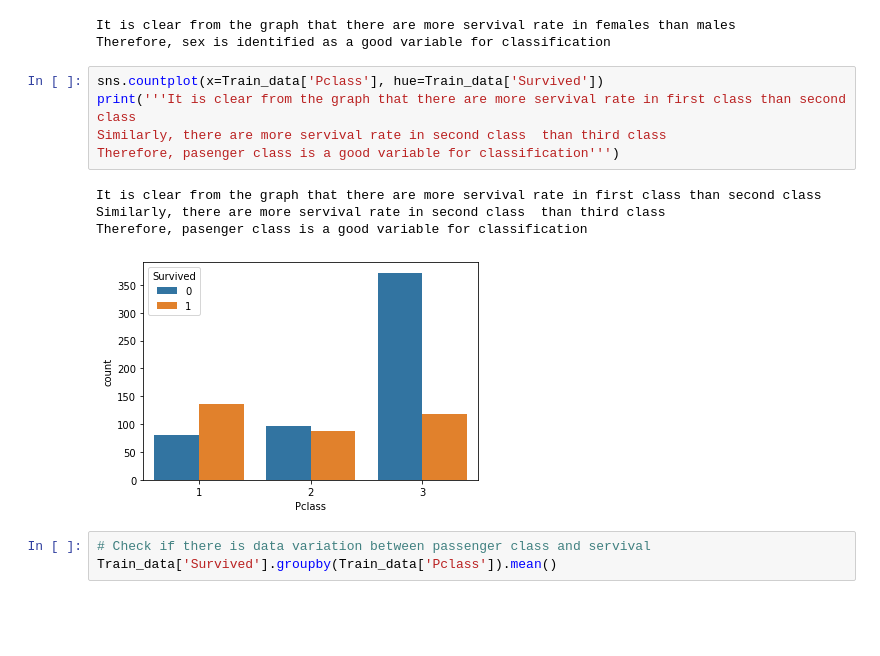
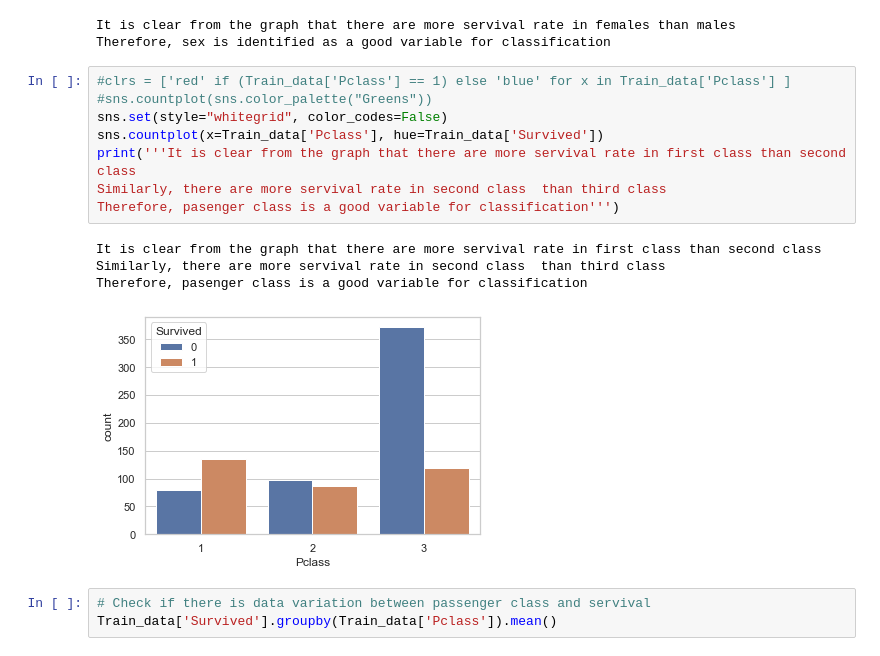
Before and after one commit to chanyadeshani/Group8, a Jupyter notebook: assignment.ipynb, the cells around one changed output. Drawn from its saved outputs; the diff is of its cells as text; blank space fills up the shorter version.

```diff
--- a/assignment.ipynb
+++ b/assignment.ipynb
@@ -222,15 +222,18 @@ Therefore, sex is identified as a good variable for classification''')
 It is clear from the graph that there are more servival rate in females than males
 Therefore, sex is identified as a good variable for classification
 # %%
+#clrs = ['red' if (Train_data['Pclass'] == 1) else 'blue' for x in Train_data['Pclass'] ]
+#sns.countplot(sns.color_palette("Greens"))
+sns.set(style="whitegrid", color_codes=False)
 sns.countplot(x=Train_data['Pclass'], hue=Train_data['Survived'])
 print('''It is clear from the graph that there are more servival rate in first class than second class
 Similarly, there are more servival rate in second class  than third class
 Therefore, pasenger class is a good variable for classification''')
 # %% [output]
 It is clear from the graph that there are more servival rate in first class than second class
 Similarly, there are more servival rate in second class  than third class
 Therefore, pasenger class is a good variable for classification
-[figure, old version]
+[figure, new version]
 # %%
 # Check if there is data variation between passenger class and servival
 Train_data['Survived'].groupby(Train_data['Pclass']).mean()
```
Also changed, not shown: parts of 6 cells of this notebook.
